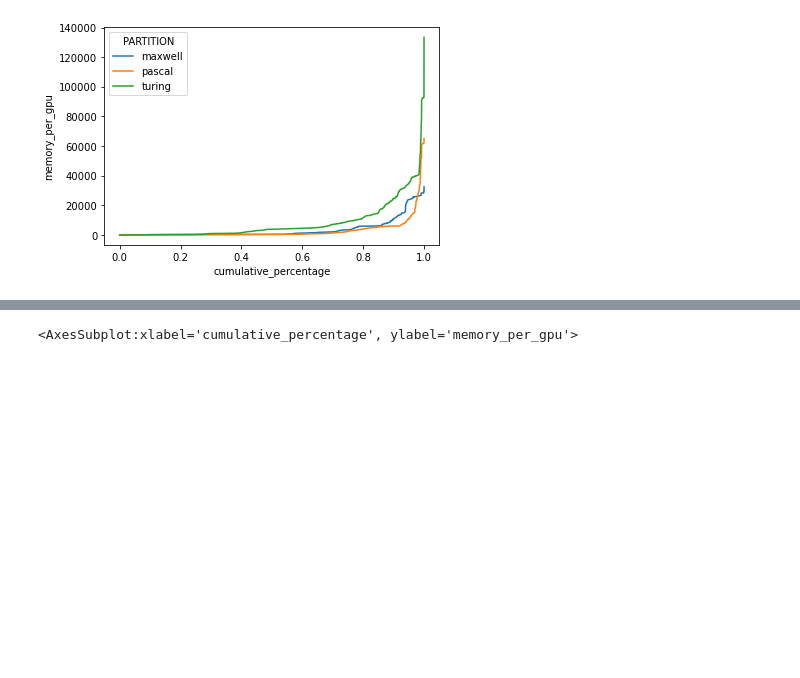
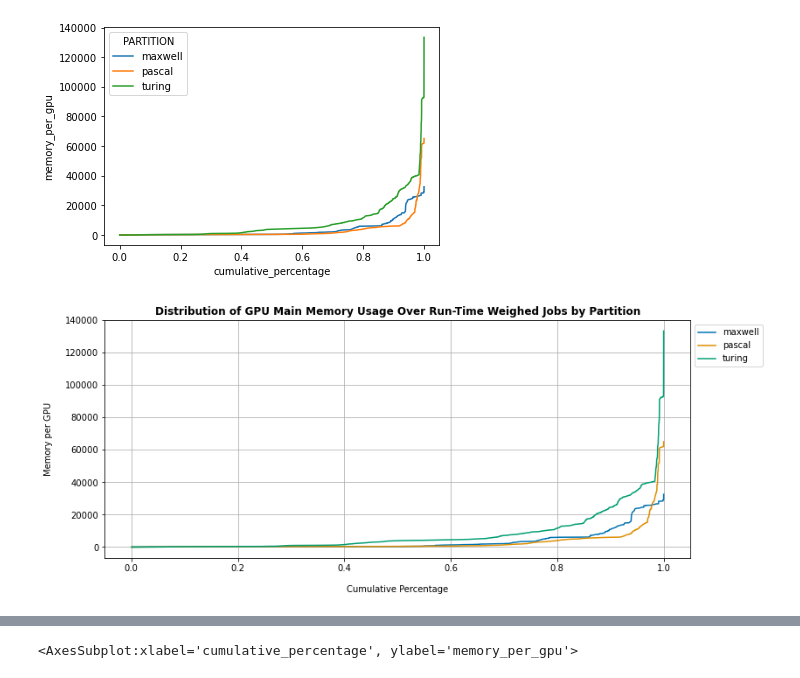
Before and after one commit to essetetsahai/accre_project-jolly_ranchers, a Jupyter notebook: JR_accre.ipynb, the cells around one changed output, grey strips where cells are left out. Drawn from its saved outputs; the diff is of its cells as text; code cells hidden in the pictures; blank space fills up the shorter version.

Commit message:
new visuals added

```diff
--- a/JR_accre.ipynb
+++ b/JR_accre.ipynb
@@ -245,0 +248,11 @@ sns.lineplot(data = accre_filtered, x='cumulative_percentage', y= 'memory_per_gp
+# %%
+plt.figure(figsize = (12,5))
+sns.lineplot(data = accre_filtered, x='cumulative_percentage', y= 'memory_per_gpu', hue='PARTITION', palette = 'colorblind')
+plt.title('Distribution of GPU Main Memory Usage Over Run-Time Weighed Jobs by Partition', fontweight = 'bold')
+plt.xlabel("Cumulative Percentage", labelpad=14)
+plt.ylabel("Memory per GPU", labelpad=14)
+plt.grid(True)
+plt.legend(bbox_to_anchor =(1.0, 1.0))
+plt.savefig('../accre_project_jolly_ranchers.png', dpi = 150);
+# %% [output]
+[figure, added]
```
Also changed, not shown: parts of 11 cells of this notebook.
